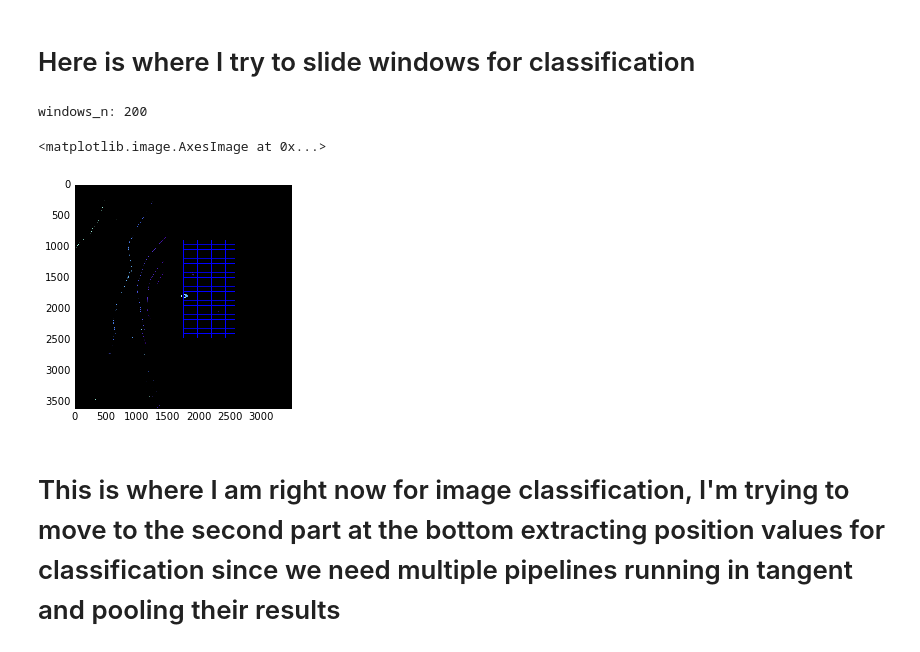
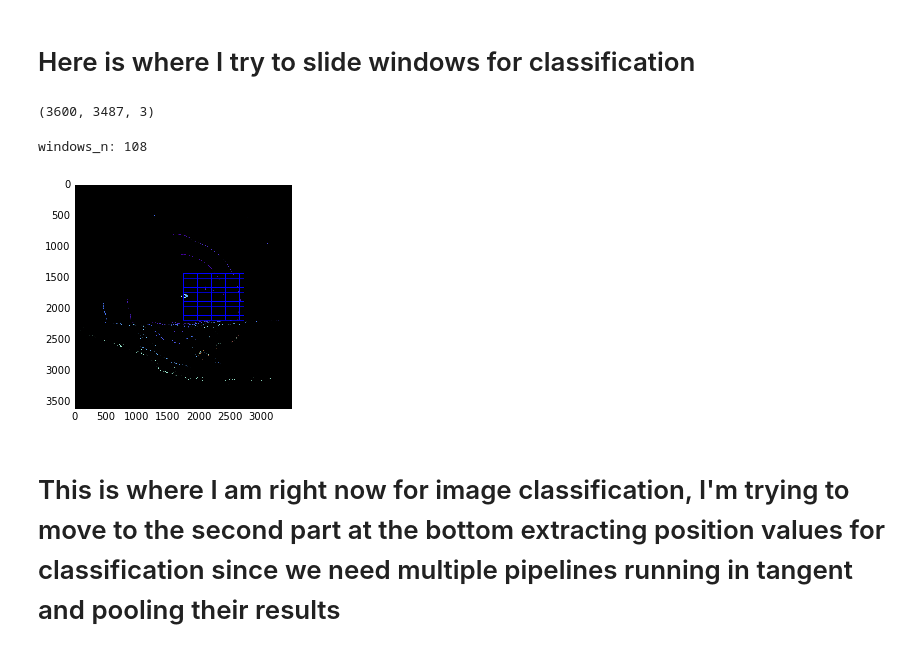
Before and after one commit to moe-elsadig/DidiChallengeHelperScripts, a Jupyter notebook: DiDi_Dataset2/Feature_extraction_from_velo_points.ipynb, the cells around one changed output. Cells and saved outputs as stored; diff of their text form; code cells hidden in the pictures.

```diff
--- a/DiDi_Dataset2/Feature_extraction_from_velo_points.ipynb
+++ b/DiDi_Dataset2/Feature_extraction_from_velo_points.ipynb
@@ -684,6 +686,10 @@ Epoch 5/5
 import cv2
 from keras.models import load_model
 cnn = load_model('cnn_model_try.h5')
+img_full = cv2.imread("./out_bextraction/img_26.png")
+print(img_full.shape)
+# %% [output]
+(3600, 3487, 3)
 # %%
 # Define a function that takes an image,
 # start and stop positions in both x and y,
@@ -723,7 +729,7 @@ def slide_window(img, x_start_stop=[None, None], y_start_stop=[390, 650],
         # Note: you could vectorize this step, but in practice
         # you'll be considering windows one by one with your
         # classifier, so looping makes sense
-        range_ = 20
+        range_ = 9
         for ys in range(range_):
             for xs in range(nx_windows):
                 # Calculate window position
@@ -733,38 +739,38 @@ def slide_window(img, x_start_stop=[None, None], y_start_stop=[390, 650],
                 endy = starty + y_w
 
                 # Append window position to list
                 window_list.append(((startx, starty), (endx, endy)))
 #         y_start_stop[0] += np.int(ny_pix_per_step/2)
         x_start_stop[0] -= np.int(nx_pix_per_step*2)
         x_start_stop[1] += np.int(nx_pix_per_step*2)
     # Return the list of windows
     return window_list
 
 # Define a function to draw bounding boxes
 def draw_boxes(img, bboxes, color=(0, 0, 255), thick=6):
     # Make a copy of the image
     imcopy = np.copy(img)
     # Iterate through the bounding boxes
     for bbox in bboxes:
         # Draw a rectangle given bbox coordinates
         cv2.rectangle(imcopy, bbox[0], bbox[1], color, thick)
     # Return the image copy with boxes drawn
     return imcopy
 
 
 # if camera view is 30 degrees, tan(30) = 0.58,
 
-img_full = cv2.imread("/media/da7th/My_Passport/Udacity/DidiChallengeData/Didi-Release-2/Data/1/Untitled Folder/out_bextraction/img_164.png")
-global_windows = slide_window(img_full, x_start_stop=[int(img_full.shape[1]*0.5), int(0.75*img_full.shape[1])], y_start_stop=[int(img_full.shape[0]*0.25), int(0.75*img_full.shape[0])],
+global_windows = slide_window(img_full, x_start_stop=[int(img_full.shape[1]*0.5), int(0.8*img_full.shape[1])],
+                              y_start_stop=[int(img_full.shape[0]*0.4), int(0.6*img_full.shape[0])],
                     xy_window=(150, 150), xy_overlap=(0.5, 0.5))
 print("windows_n:",len(global_windows))
 
 box_img = draw_boxes(img_full, global_windows)
 plt.imshow(box_img)
+# plt.imsave("all_boxes_covered.png",box_img)
 # %% [output]
-windows_n: 200
+windows_n: 108
-<matplotlib.image.AxesImage at 0x...>
-[figure, old version]
+[figure, new version]
 # %% [markdown]
 # This is where I am right now for image classification, I'm trying to move to the second part at the bottom extracting position values for classification since we need multiple pipelines running in tangent and pooling their results
 # %%
```
Also changed, not shown: parts of 9 cells of this notebook.
